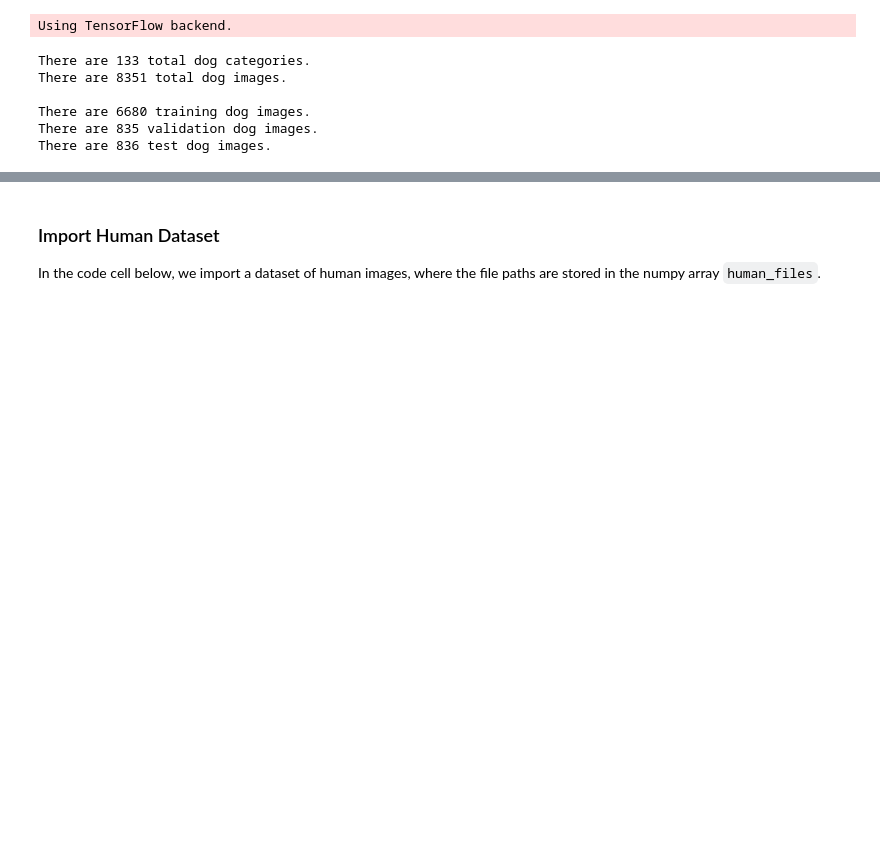
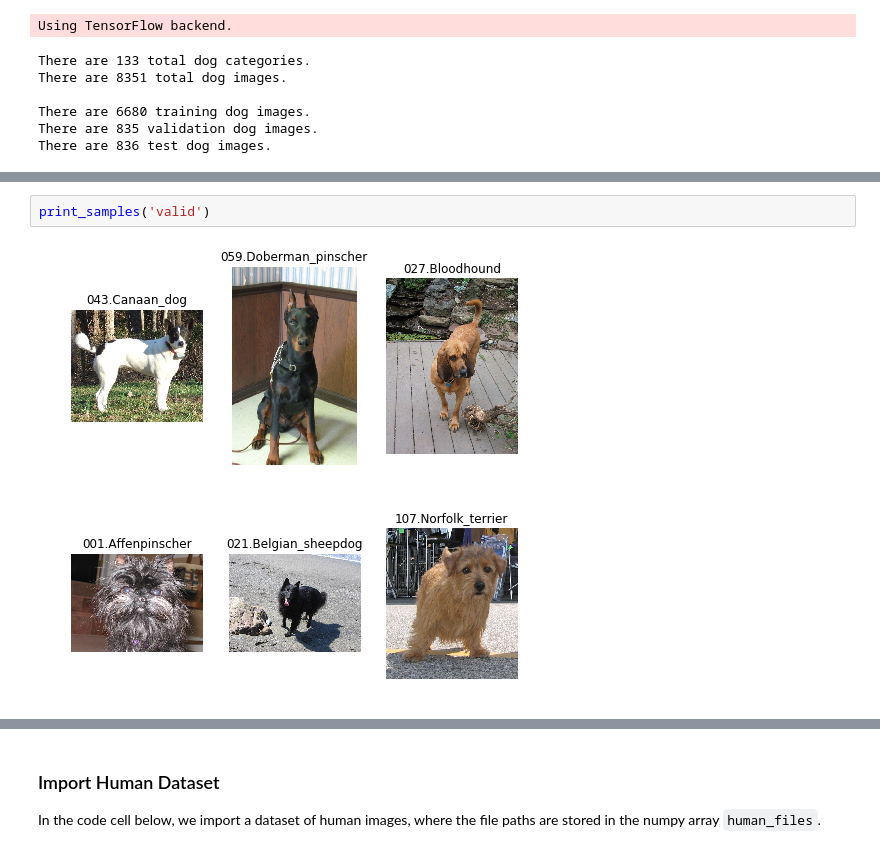
Before and after one commit to Miaadqurashi/Dog-Identification, a Jupyter notebook: dog_app.ipynb, the cells around one changed output, grey strips where cells are left out. Cells and saved outputs as stored; diff of their text form; blank space fills up the shorter version.

```diff
--- a/dog_app.ipynb
+++ b/dog_app.ipynb
@@ -93,0 +116,4 @@ There are 836 test dog images.
+# %%
+print_samples('valid')
+# %% [output]
+[figure, added]
```
Also changed, not shown: parts of 30 cells of this notebook, 1 other file.
